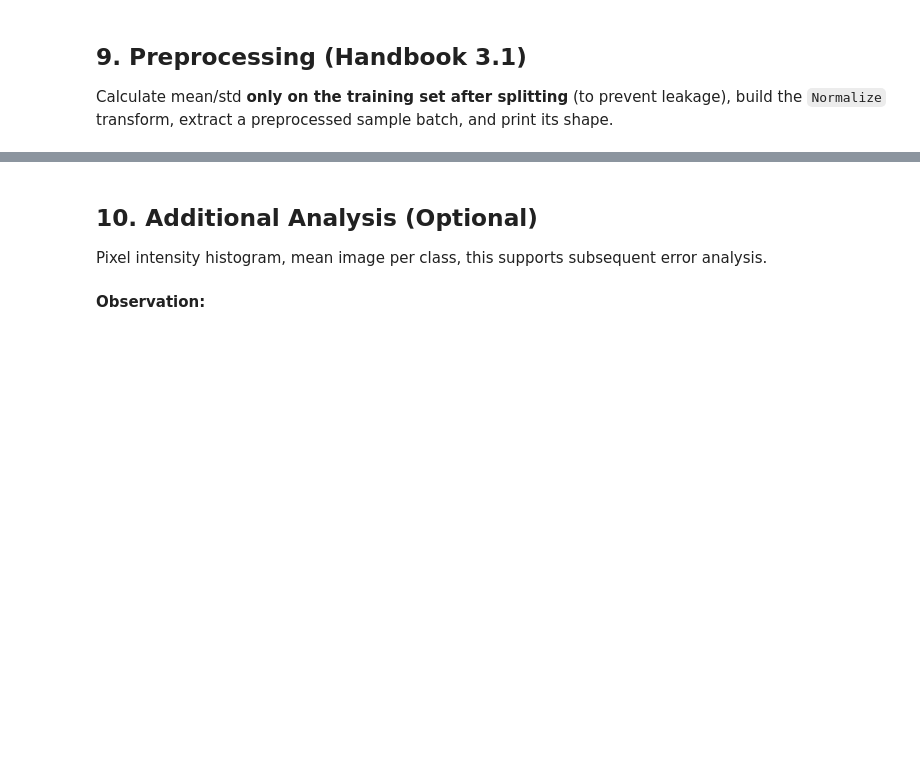
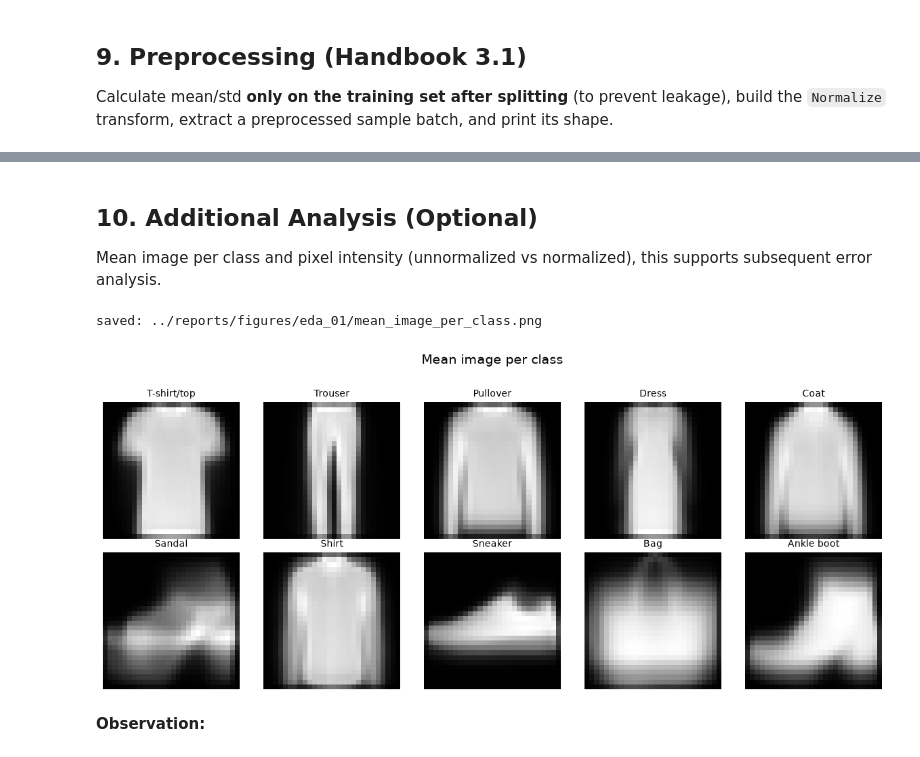
Before and after one commit to quin210/dl-co3133, a Jupyter notebook: notebooks/01_eda_fashion_mnist.ipynb, the cells around one changed output, grey strips where cells are left out. Saved outputs shown, nothing was run; the diff lists cells and outputs as text; code cells hidden in the pictures; blank space fills up the shorter version.

```diff
--- a/notebooks/01_eda_fashion_mnist.ipynb
+++ b/notebooks/01_eda_fashion_mnist.ipynb
@@ -261,6 +370,25 @@ Calculate mean/std **only on the training set after splitting** (to prevent leak
 # %% [markdown]
 ## 10. Additional Analysis (Optional)
-Pixel intensity histogram, mean image per class, this supports subsequent error analysis.
+Mean image per class and pixel intensity (unnormalized vs normalized), this supports subsequent error analysis.
+# %%
+# 1. Mean image per class
+fig, axes = plt.subplots(2, 5, figsize=(12, 5))
+for cls, ax in enumerate(axes.ravel()):
+    # Calculate the average image for all samples belonging to the current class
+    mean_img = X_train_full[y_train_full == cls].float().mean(0)
+    ax.imshow(mean_img, cmap="gray")
+    ax.axis("off")
+    ax.set_title(CLASS_NAMES[cls], fontsize=10)
+
+plt.suptitle("Mean image per class", y=1.02, fontsize=14)
+plt.tight_layout()
+savefig("mean_image_per_class.png")
+plt.show()
+
+# 2. Compare pixel distribution before and after normalization (train set)
+# %% [output]
+saved: ../reports/figures/eda_01/mean_image_per_class.png
+[figure, added]
 # %% [markdown]
 **Observation:**
 # %% [markdown]
```
Also changed, not shown: parts of 11 cells of this notebook, 3 other files.
